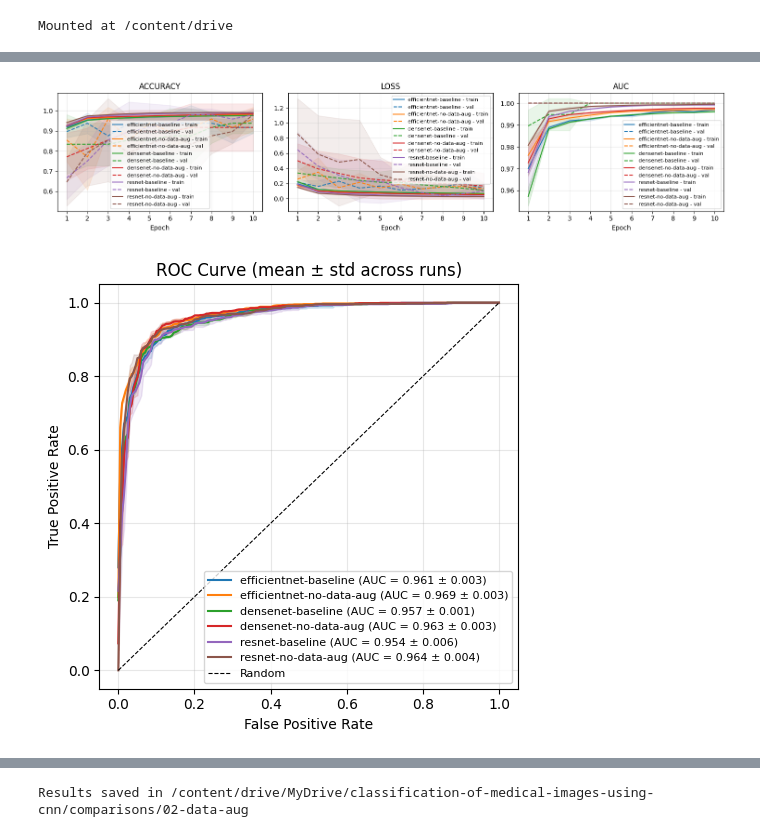
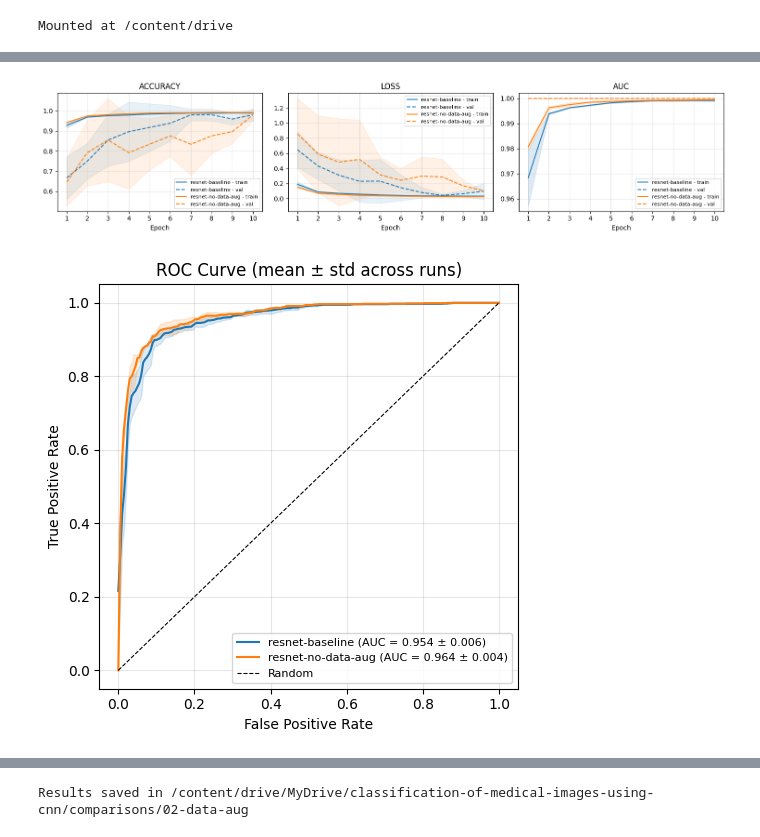
Before and after one commit to amartinsmg/classification-of-medical-images-using-cnn, a Jupyter notebook: notebooks/analyses/02_data_aug.ipynb, the cells around one changed output, grey strips where cells are left out. Drawn from its saved outputs; the diff is of its cells as text; code cells hidden in the pictures.

```diff
--- a/notebooks/analyses/02_data_aug.ipynb
+++ b/notebooks/analyses/02_data_aug.ipynb
@@ -48,18 +48,15 @@ display(metrics)
 | resnet-no-data-aug | 0.808226 | 0.018704 | 0.768948 | 0.019748 | 0.992308 | 0.004187 | 0.866276 | ... |
 # %%
 from src.analyses import plot_training_history
+from src.analyses import plot_roc_curves
 import matplotlib.pyplot as plt
 
-fig = plot_training_history(experiments)
+resnet_exps = [exp for exp in experiments if exp.get("name").startswith("resnet")]
+
+fig_history = plot_training_history(resnet_exps)
+fig_roc = plot_roc_curves(resnet_exps)
 
 plt.show()
 # %% [output]
-[figure, old version]
+[figure, new version]
+[figure, added]
-# %%
-from src.analyses import plot_roc_curves
-
-fig = plot_roc_curves(experiments)
-
-plt.show()
-# %% [output]
-[figure, removed]
```
Also changed, not shown: parts of 5 cells of this notebook.
